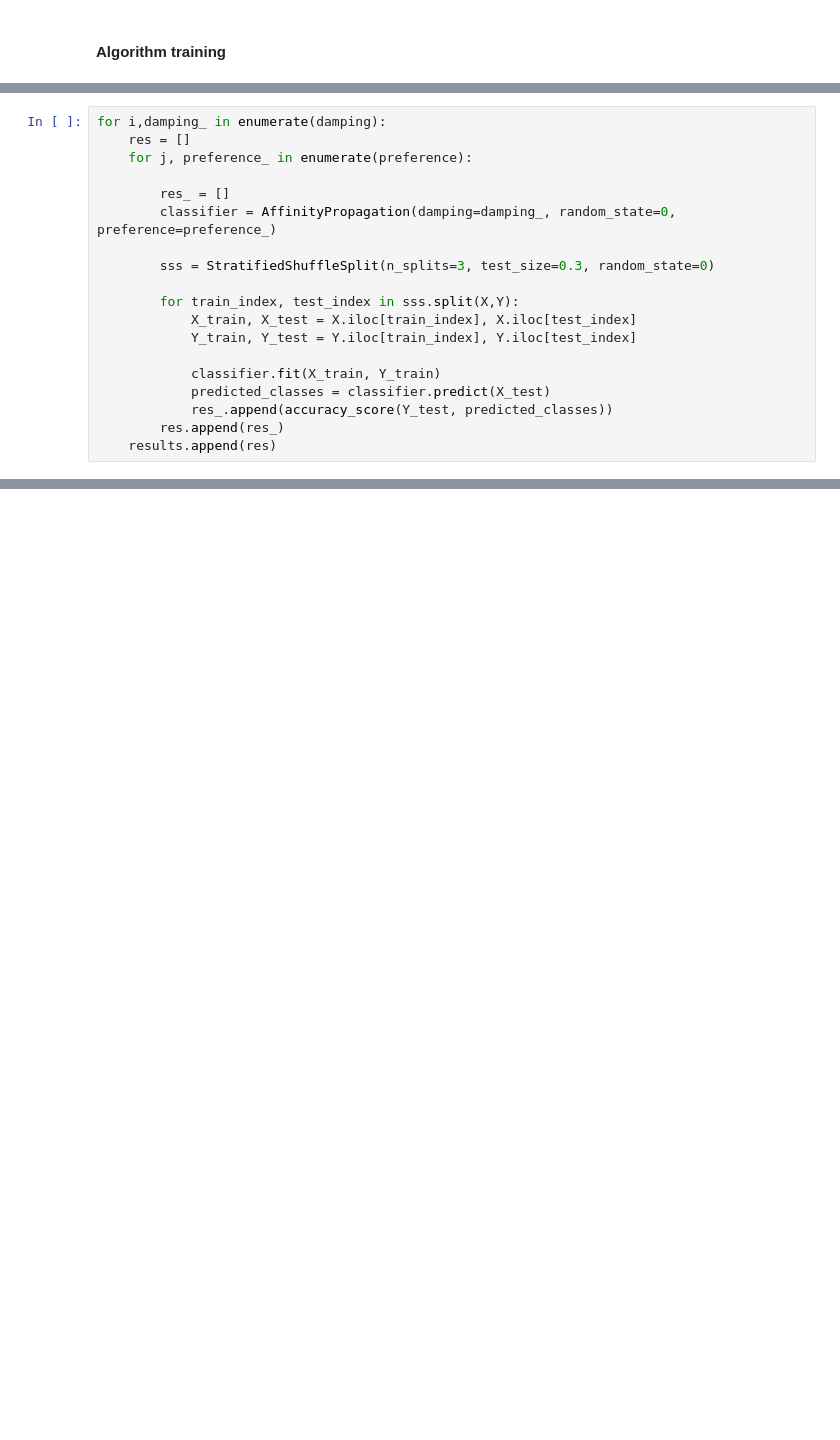
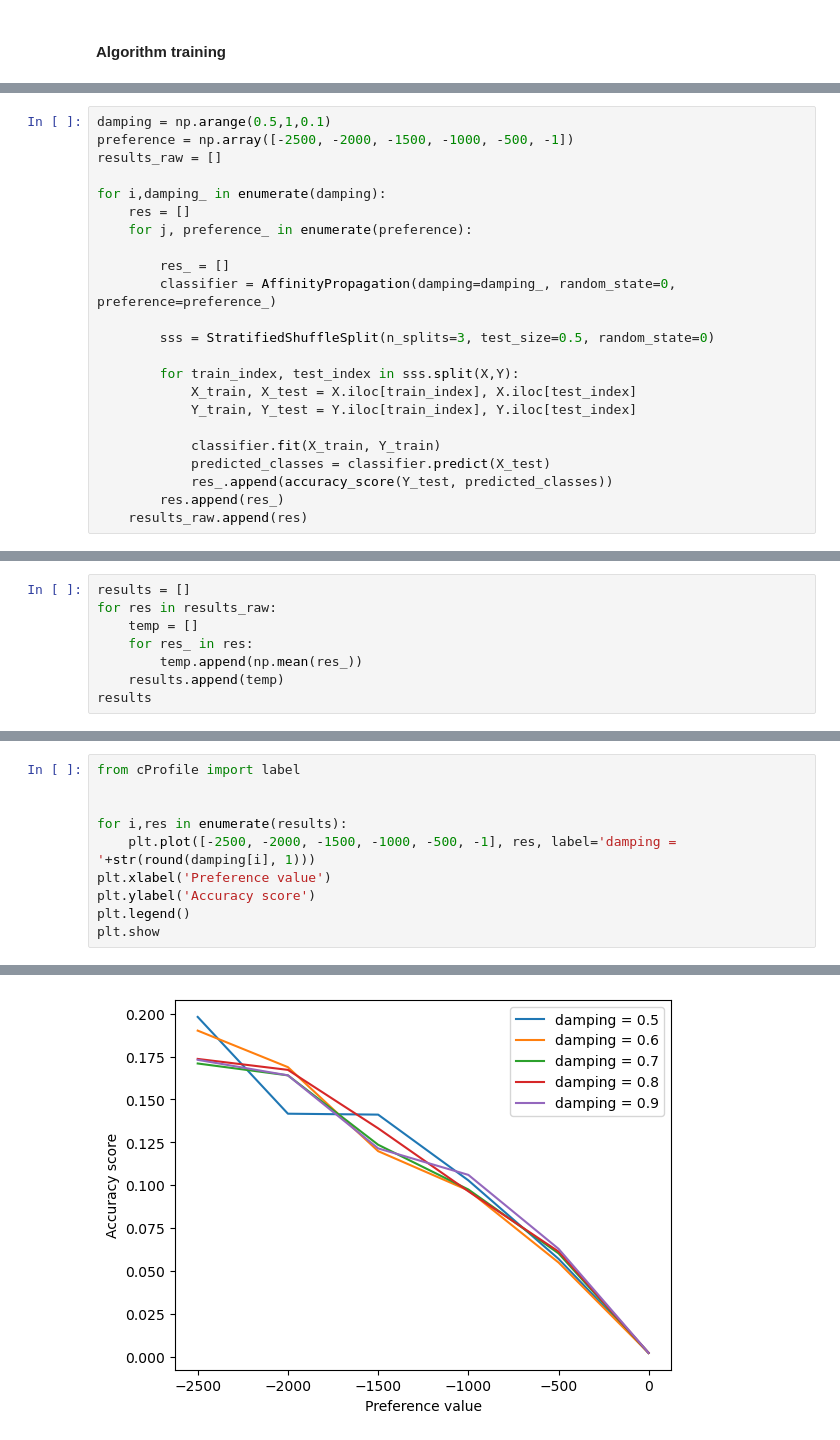
Before and after one commit to AdrienBolling/tried-rf-clustering-project, a Jupyter notebook: classification.ipynb, the cells around one changed output, grey strips where cells are left out. Cells and saved outputs as stored; diff of their text form; blank space fills up the shorter version.

```diff
--- a/classification.ipynb
+++ b/classification.ipynb
@@ -162,4 +142,8 @@ results = []
 # %%
+damping = np.arange(0.5,1,0.1)
+preference = np.array([-2500, -2000, -1500, -1000, -500, -1])
+results_raw = []
+
 for i,damping_ in enumerate(damping):
     res = []
     for j, preference_ in enumerate(preference):
@@ -167,7 +151,7 @@ for i,damping_ in enumerate(damping):
         res_ = []
         classifier = AffinityPropagation(damping=damping_, random_state=0, preference=preference_)
 
-        sss = StratifiedShuffleSplit(n_splits=3, test_size=0.3, random_state=0)
+        sss = StratifiedShuffleSplit(n_splits=3, test_size=0.5, random_state=0)
 
         for train_index, test_index in sss.split(X,Y):
             X_train, X_test = X.iloc[train_index], X.iloc[test_index]
@@ -177,4 +161,4 @@ for i,damping_ in enumerate(damping):
             predicted_classes = classifier.predict(X_test)
             res_.append(accuracy_score(Y_test, predicted_classes))
         res.append(res_)
-    results.append(res)
+    results_raw.append(res)
@@ -193,0 +185,8 @@ Y_test.head()
+# %%
+results = []
+for res in results_raw:
+    temp = []
+    for res_ in res:
+        temp.append(np.mean(res_))
+    results.append(temp)
+results
@@ -193,0 +211,11 @@ Y_test.head()
+# %%
+from cProfile import label
+
+
+for i,res in enumerate(results):
+    plt.plot([-2500, -2000, -1500, -1000, -500, -1], res, label='damping = '+str(round(damping[i], 1)))
+plt.xlabel('Preference value')
+plt.ylabel('Accuracy score')
+plt.legend()
+plt.show
+# %% [output]
@@ -193,0 +223 @@ Y_test.head()
+[figure, added]
```
Also changed, not shown: parts of 14 cells of this notebook.
